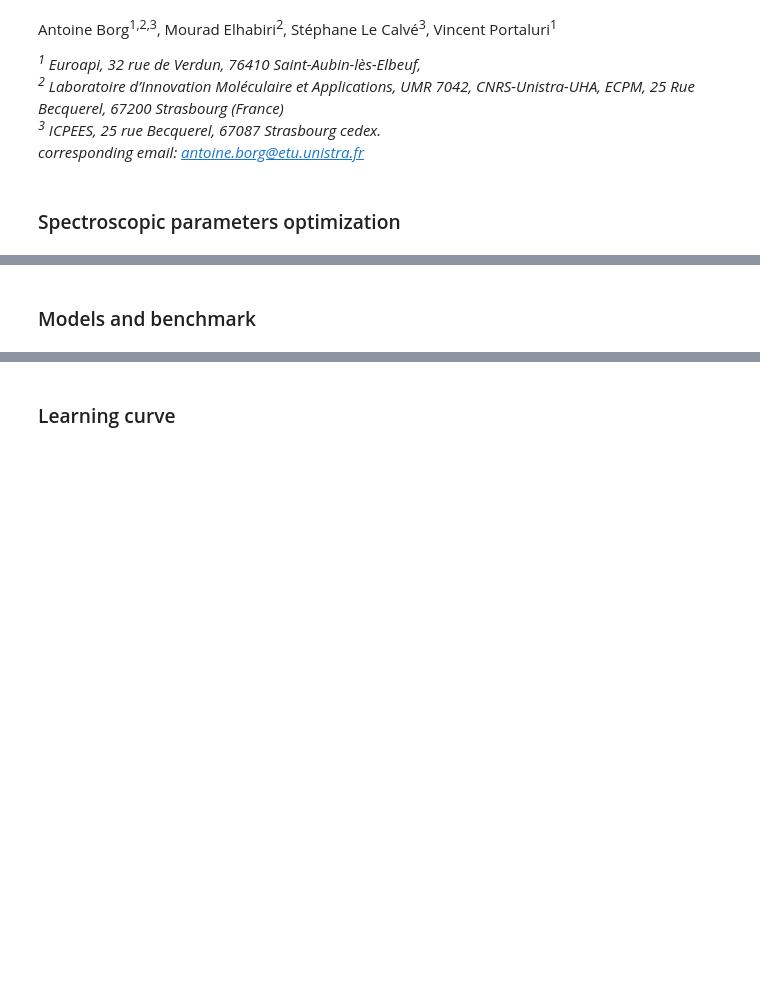
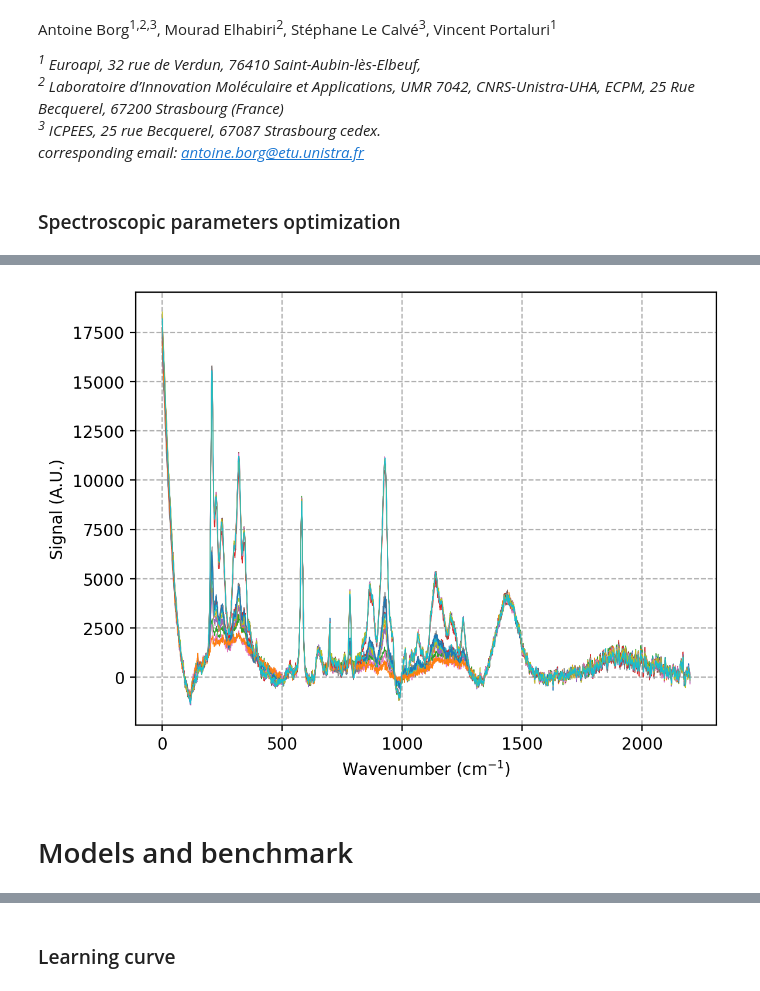
Before and after one commit to Antoine-Borg/Novel-Glucose-Online-Analysis-Approach-in-Fermentation, a Jupyter notebook: Supp Info - Glucose.ipynb, the cells around one changed output, grey strips where cells are left out. Saved outputs shown, nothing was run; the diff lists cells and outputs as text; code cells hidden in the pictures; blank space fills up the shorter version.

```diff
--- a/Supp Info - Glucose.ipynb
+++ b/Supp Info - Glucose.ipynb
@@ -37,5 +123,19 @@ def snr(spectrum):
+# %%
+for i in range(X.shape[0]):
+    X[i,:] = baseline_correction(X[i,:])
+
+plt.figure(dpi=200)
+for i in range(0,X.shape[0],50):
+    plt.plot(X[i,:], lw=0.5)
+plt.xlabel('Wavenumber (cm$^{-1}$)')
+plt.ylabel('Signal (A.U.)')
+
+plt.grid(linestyle=('--'))
+plt.show()
+# %% [output]
+[figure, added]
 # %% [markdown]
-### Models and benchmark
+# Models and benchmark
 # %%
 from sklearn.cross_decomposition import PLSRegression
 from sklearn.svm import SVR
```
Also changed, not shown: parts of 11 cells of this notebook.
